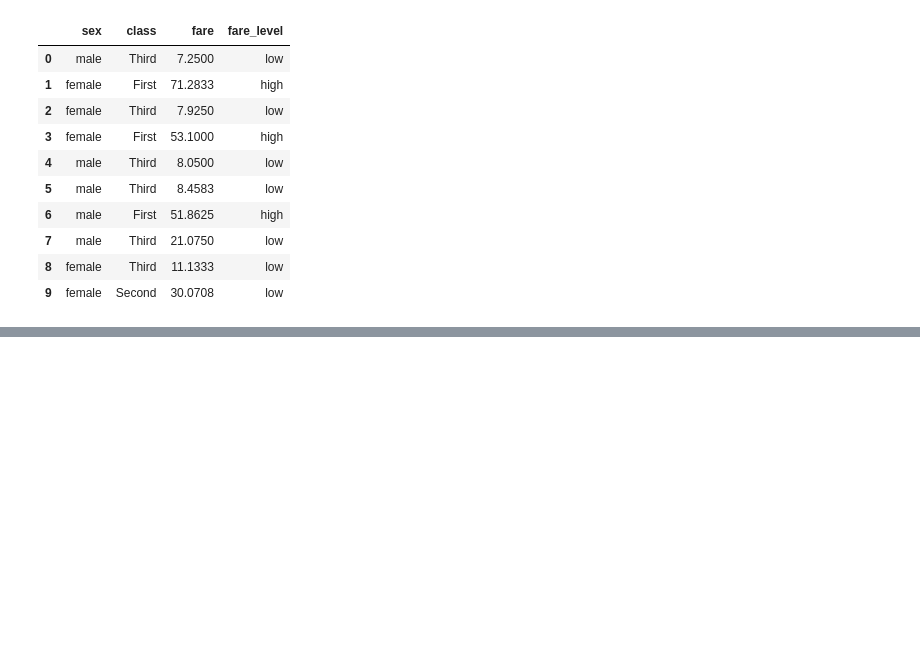
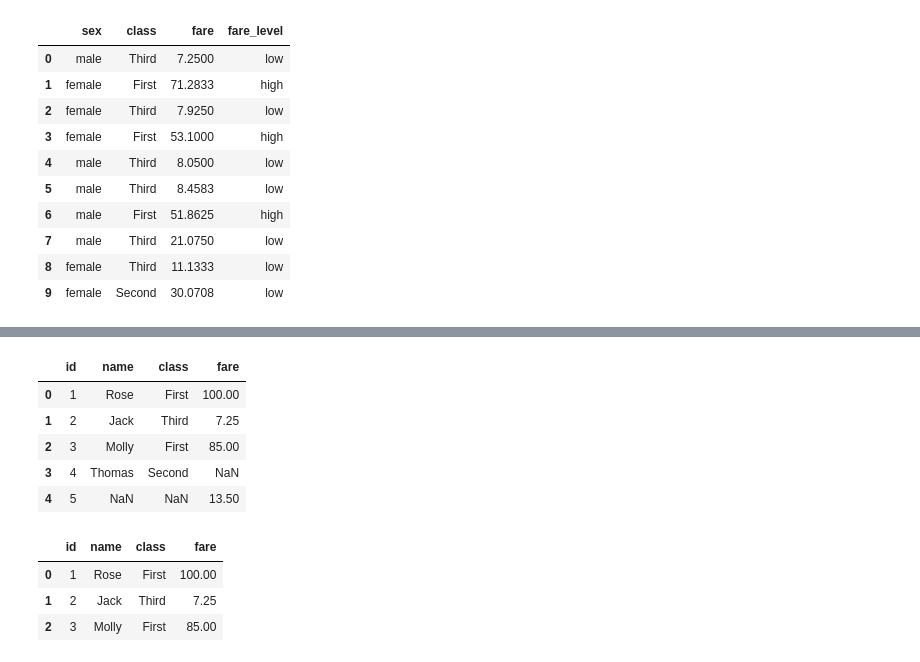
Before and after one commit to KerySeverino/AI_ML_Roadmap, a Jupyter notebook: Level_1_Foundations/python/pandas_intro.ipynb, the cells around one changed output, grey strips where cells are left out. Drawn from its saved outputs; the diff is of its cells as text; code cells hidden in the pictures; blank space fills up the shorter version.

```diff
--- a/Level_1_Foundations/python/pandas_intro.ipynb
+++ b/Level_1_Foundations/python/pandas_intro.ipynb
@@ -334,0 +374,31 @@ display(df[["sex", "class","fare", "fare_level"]].head(10))
+# %%
+# Merging data frames in SQL terms
+
+passenger_info = pd.DataFrame({
+    "id": [1, 2, 3, 4],
+    "name": ["Rose", "Jack", "Molly", "Thomas"],
+    "class": ["First", "Third", "First", "Second"]
+})
+
+ticket_info = pd.DataFrame({
+    "id": [1, 2, 3, 5],
+    "fare": [100, 7.25, 85, 13.5]
+})
+# %%
+merged = pd.merge(passenger_info, ticket_info, on="id", how="outer")
+display(merged)
+# %% [output]
+|  | id | name | class | fare |
+| 0 | 1 | Rose | First | 100.00 |
+| 1 | 2 | Jack | Third | 7.25 |
+| 2 | 3 | Molly | First | 85.00 |
+| 3 | 4 | Thomas | Second | NaN |
+| 4 | 5 | NaN | NaN | 13.50 |
+# %%
+merged = pd.merge(passenger_info, ticket_info, on="id", how="inner")
+display(merged)
+# %% [output]
+|  | id | name | class | fare |
+| 0 | 1 | Rose | First | 100.00 |
+| 1 | 2 | Jack | Third | 7.25 |
+| 2 | 3 | Molly | First | 85.00 |
```
Also changed, not shown: parts of 11 cells of this notebook, 1 other file.
